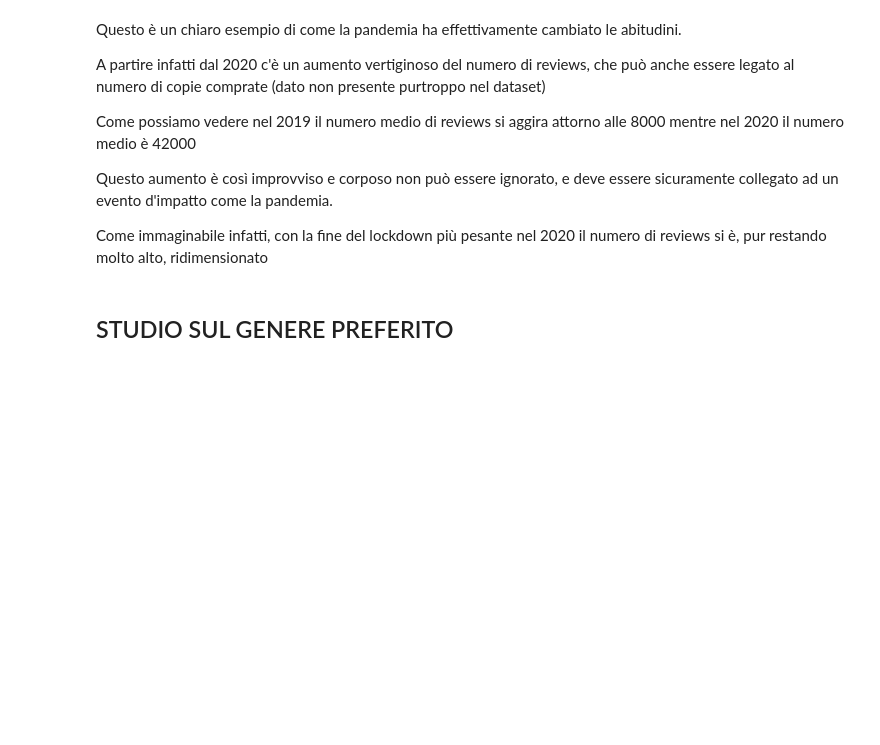
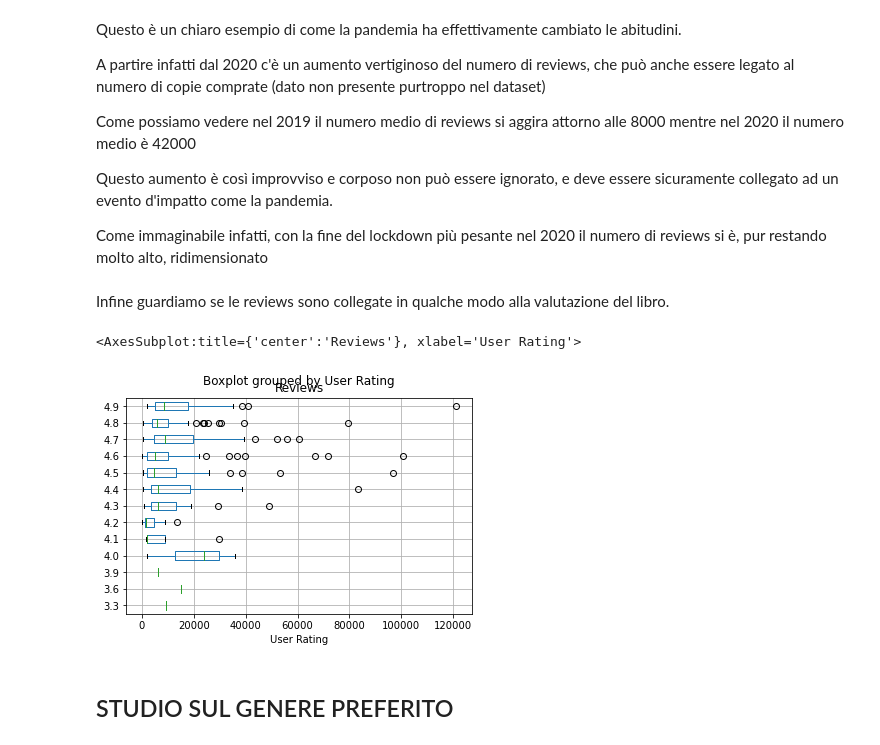
Before and after one commit to Nenne2000/BestSellerAmazon_Notebook, a Jupyter notebook: Notebook.ipynb, the cells around one changed output. Saved outputs shown, nothing was run; the diff lists cells and outputs as text; code cells hidden in the pictures; blank space fills up the shorter version.

```diff
--- a/Notebook.ipynb
+++ b/Notebook.ipynb
@@ -134,7 +138,7 @@ Ad esempio questo libro della American Psycological Association è presente ben
 # %% [markdown]
 Decido quindi di eliminare i duplicati
 # %%
-book.drop_duplicates(subset ="Name",
+book.drop_duplicates(['Name','Author'],
                      keep = False, inplace = True)
 # %%
 book['Name'].describe()
@@ -203,6 +209,13 @@ Come possiamo vedere nel 2019 il numero medio di reviews si aggira attorno alle
 Questo aumento è così improvviso e corposo non può essere ignorato, e deve essere sicuramente collegato ad un evento d'impatto come la pandemia.
 
 Come immaginabile infatti, con la fine del lockdown più pesante nel 2020 il numero di reviews si è, pur restando molto alto, ridimensionato
+# %% [markdown]
+Infine guardiamo se le reviews sono collegate in qualche modo alla valutazione del libro.
+# %%
+book.boxplot(column='Reviews', by='User Rating', vert = False)
+# %% [output]
+<AxesSubplot:title={'center':'Reviews'}, xlabel='User Rating'>
+[figure, added]
 # %% [markdown]
 ## STUDIO SUL GENERE PREFERITO
 # %% [markdown]
```
Also changed, not shown: parts of 33 cells of this notebook.
